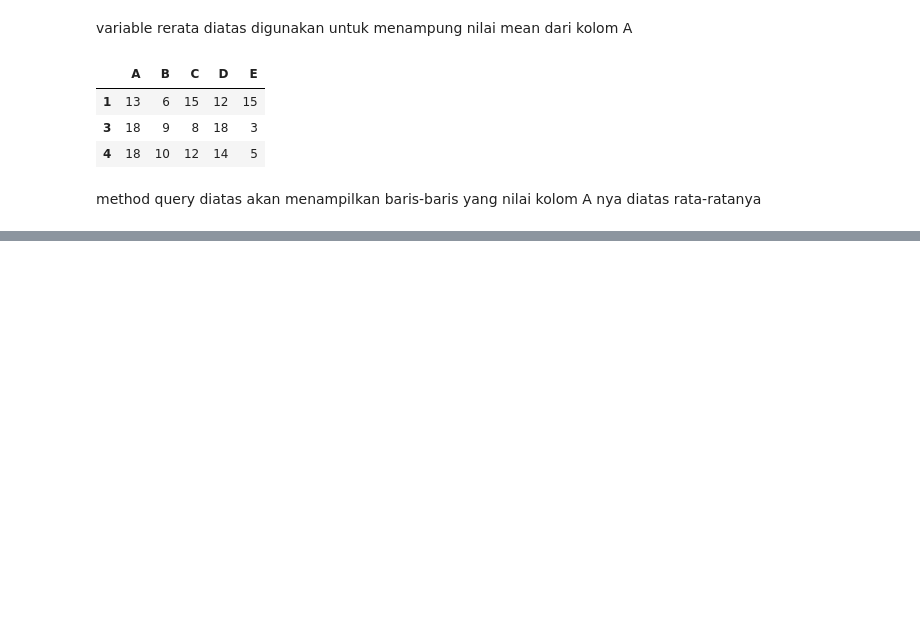
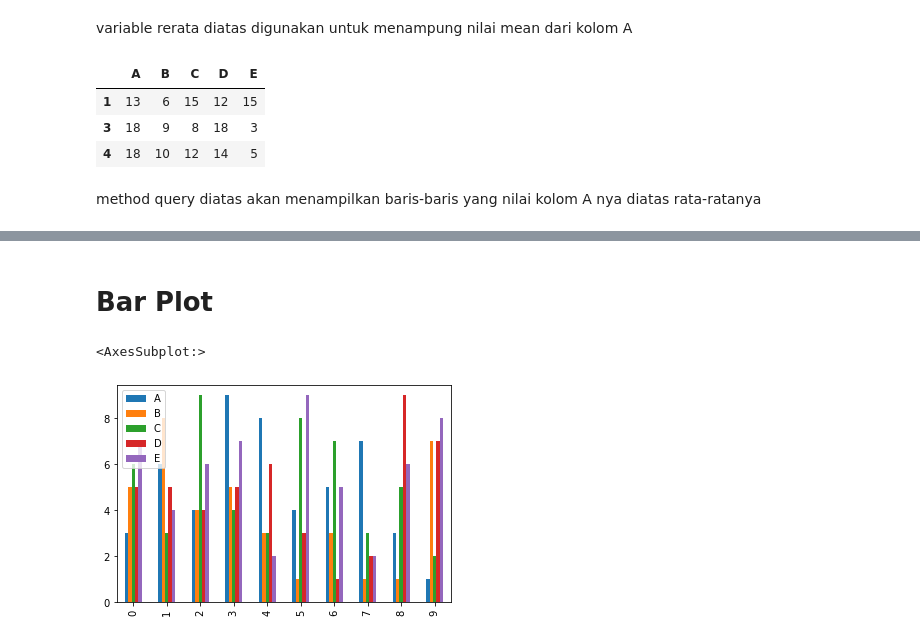
Before and after one commit to MarkvinsonAvatara/Pandas_learn, a Jupyter notebook: PythonPandasLearnWeek8.ipynb, the cells around one changed output, grey strips where cells are left out. Drawn from its saved outputs; the diff is of its cells as text; code cells hidden in the pictures; blank space fills up the shorter version.

```diff
--- a/PythonPandasLearnWeek8.ipynb
+++ b/PythonPandasLearnWeek8.ipynb
@@ -112,0 +212,8 @@ method query diatas akan menampilkan baris-baris yang nilai kolom A nya diatas r
+# %% [markdown]
+# Bar Plot
+# %%
+#Contoh 1
+pf.plot(kind='bar')
+# %% [output]
+<AxesSubplot:>
+[figure, added]
```
Also changed, not shown: parts of 39 cells of this notebook.
